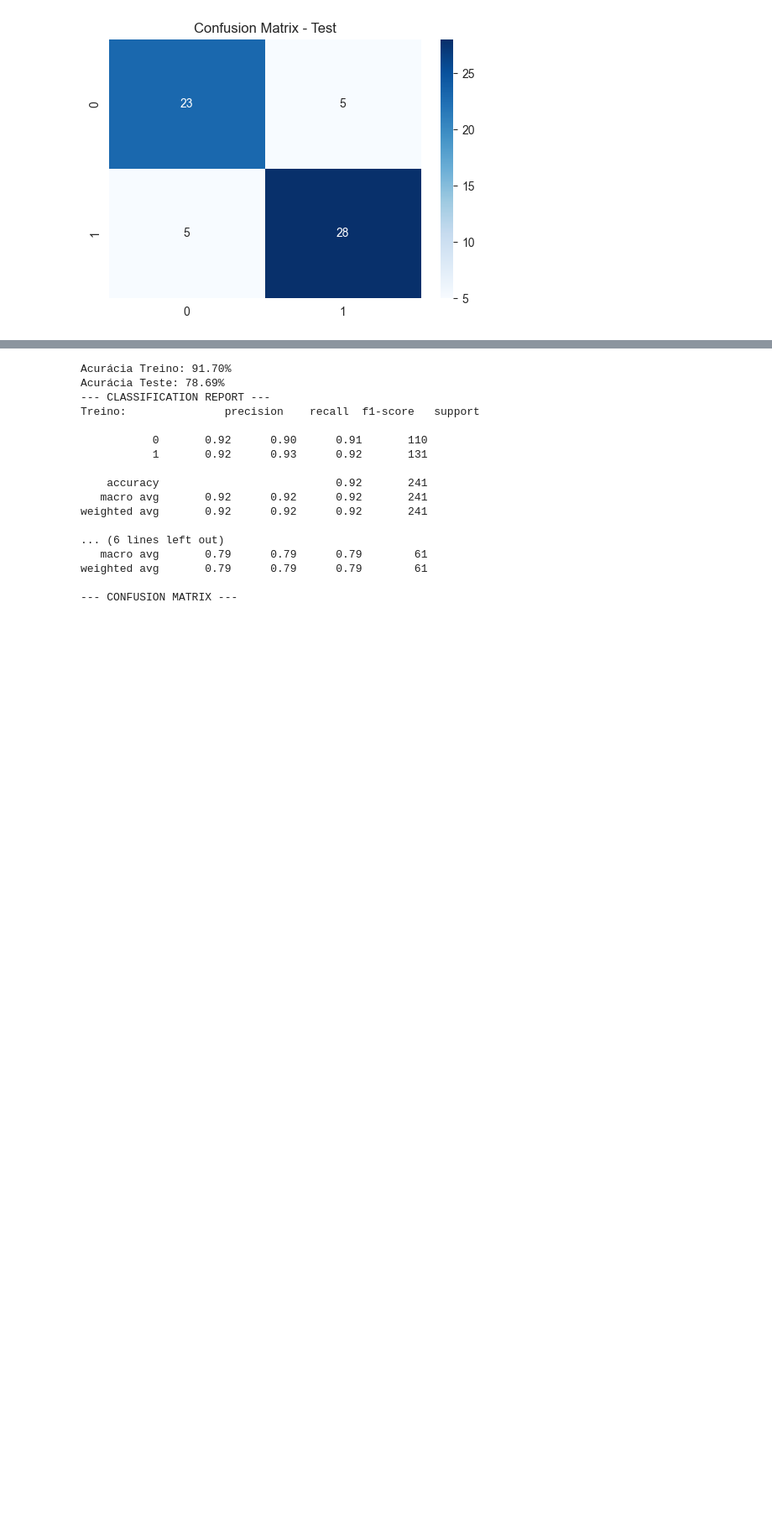
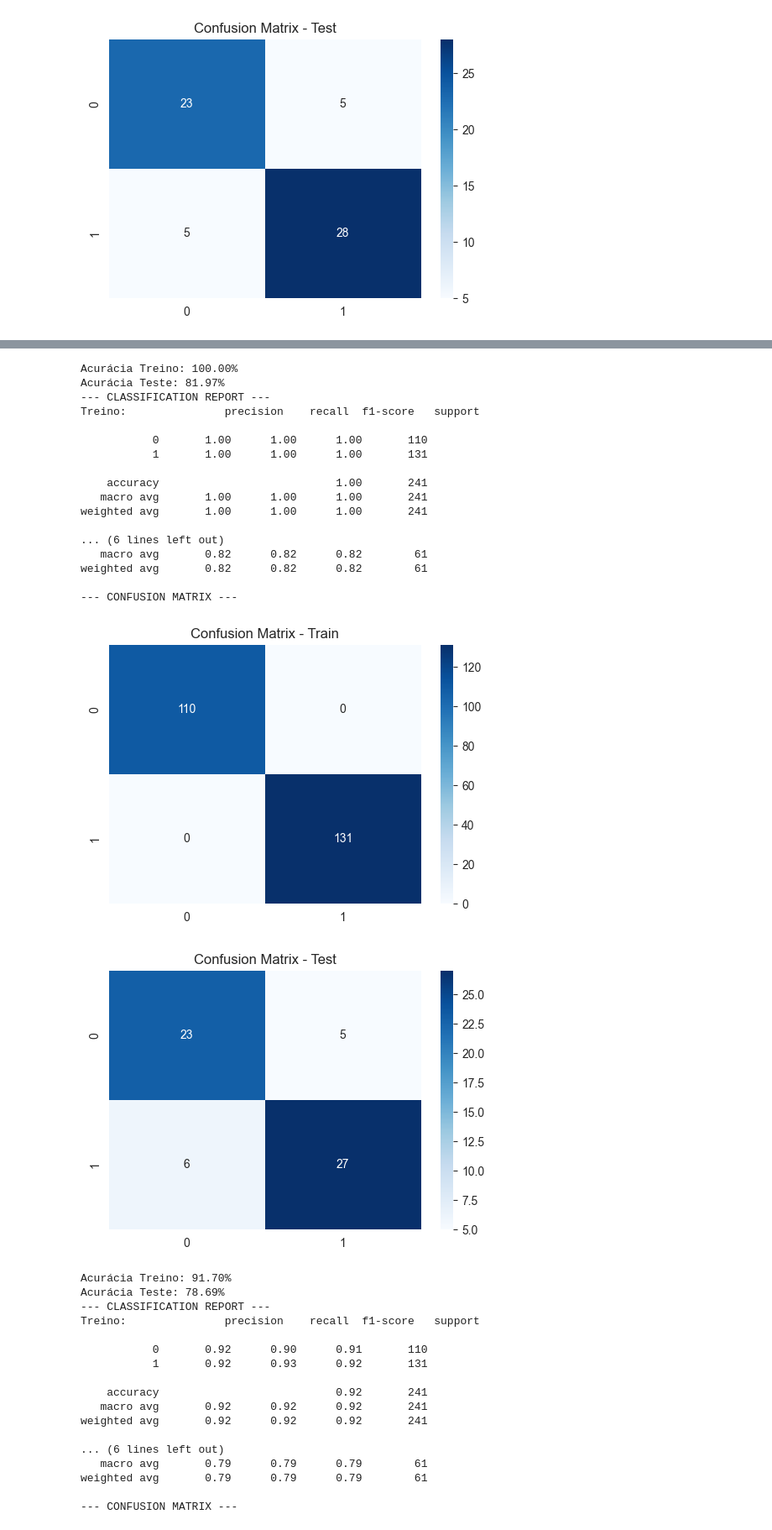
Before and after one commit to MatheusLBDev/data-analysis-projects, a Jupyter notebook: projeto-03-heart-disease/notebooks/02_Modelagem.ipynb, the cells around one changed output, grey strips where cells are left out. Shown at 84% size. Cells and saved outputs as stored; diff of their text form; code cells hidden in the pictures; blank space fills up the shorter version.

```diff
--- a/projeto-03-heart-disease/notebooks/02_Modelagem.ipynb
+++ b/projeto-03-heart-disease/notebooks/02_Modelagem.ipynb
@@ -277 +280,23 @@ weighted avg       0.64      0.64      0.64        61
+# %%
+rand_train , rand_test, model = ml_relatorio(RandomForestClassifier, X_train, y_train, X_test, y_test)
+# %% [output]
+Acurácia Treino: 100.00%
+Acurácia Teste: 81.97%
+--- CLASSIFICATION REPORT ---
+Treino:               precision    recall  f1-score   support
+
+           0       1.00      1.00      1.00       110
+           1       1.00      1.00      1.00       131
+
+    accuracy                           1.00       241
+   macro avg       1.00      1.00      1.00       241
+weighted avg       1.00      1.00      1.00       241
+
+... (6 lines left out)
+   macro avg       0.82      0.82      0.82        61
+weighted avg       0.82      0.82      0.82        61
+
+--- CONFUSION MATRIX ---
+[figure, added]
+[figure, added]
 # %%
```
Also changed, not shown: parts of 18 cells of this notebook, 1 other file.
